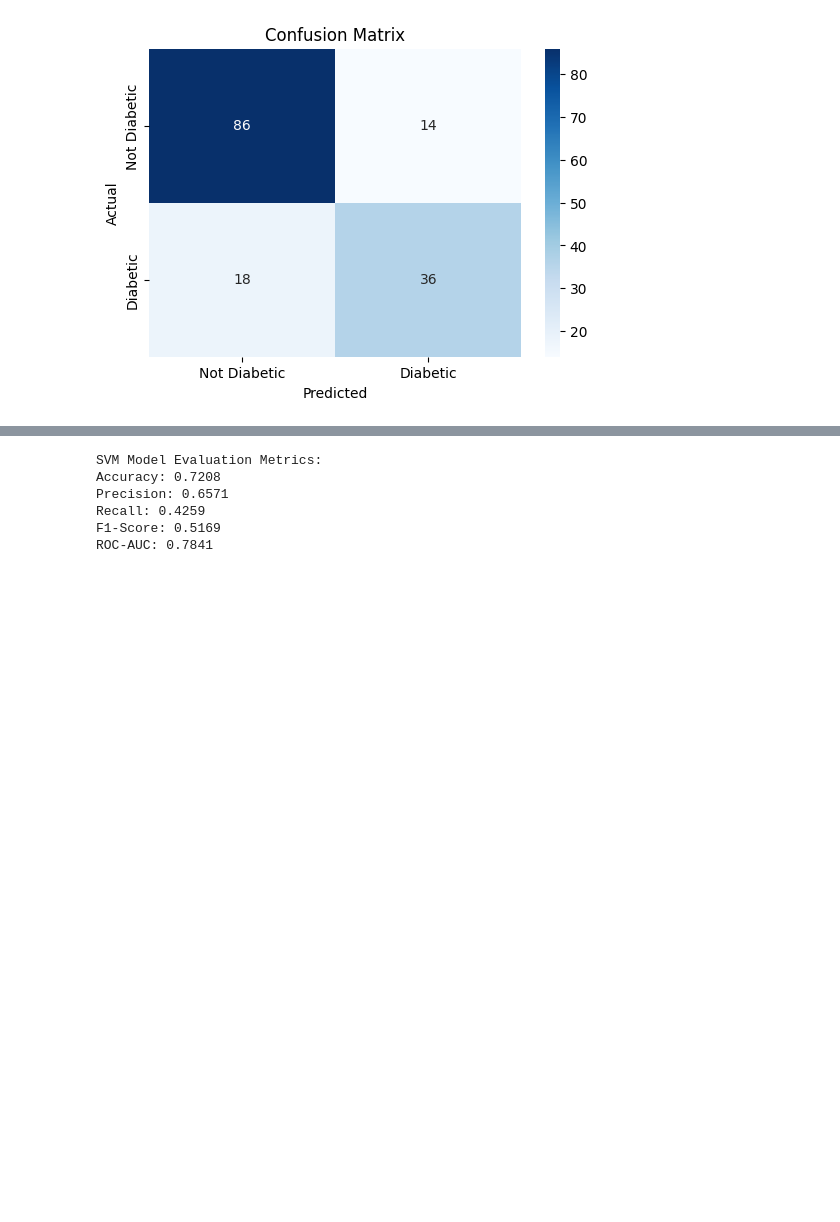
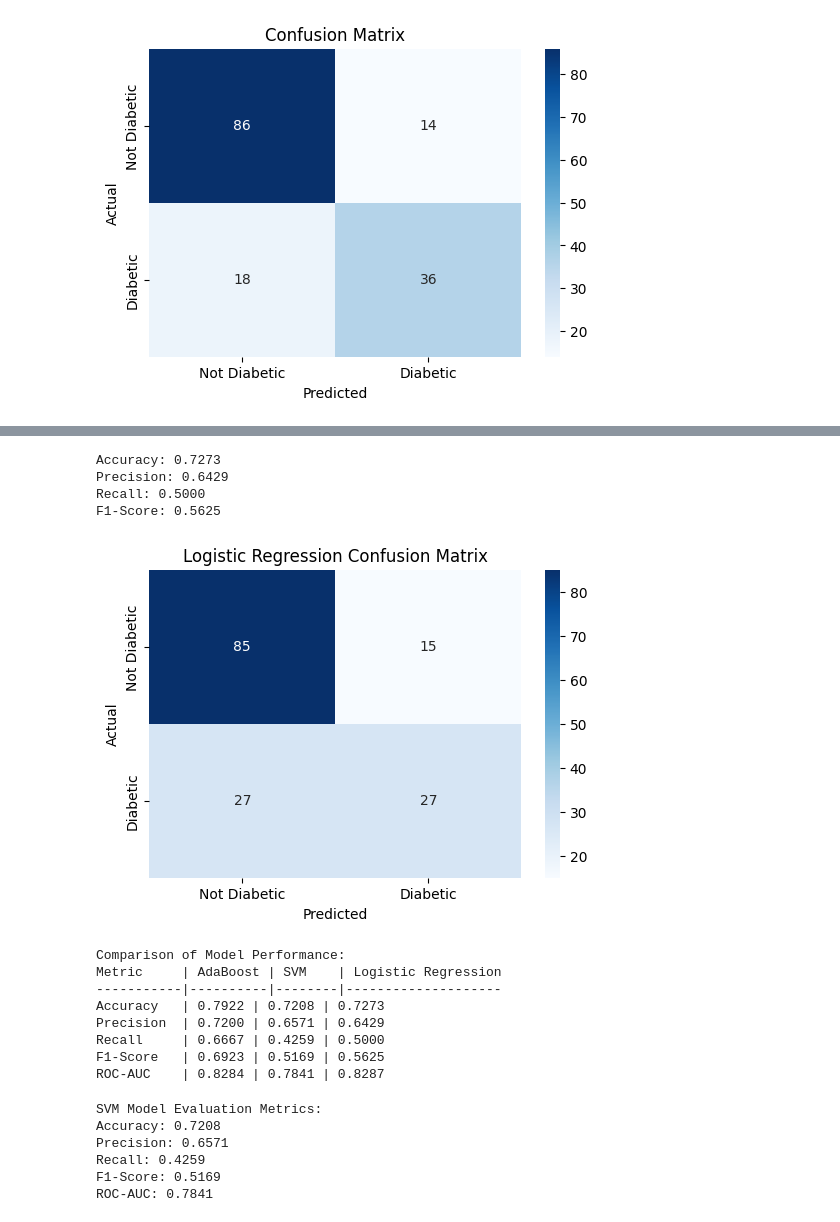
Before and after one commit to Abhi-008-sh/MLGLab, a Jupyter notebook: 1BM22CS008_LabTest.ipynb, the cells around one changed output, grey strips where cells are left out. Saved outputs shown, nothing was run; the diff lists cells and outputs as text; code cells hidden in the pictures; blank space fills up the shorter version.

```diff
--- a/1BM22CS008_LabTest.ipynb
+++ b/1BM22CS008_LabTest.ipynb
@@ -84,3 +123,51 @@ ROC-AUC: 0.8284
+# %%
+import matplotlib.pyplot as plt
+# Predict for Logistic Regression
+y_pred_log_reg = log_reg.predict(X_test)
+
+# Calculate additional metrics for Logistic Regression
+accuracy_log_reg = accuracy_score(y_test, y_pred_log_reg)
+precision_log_reg = precision_score(y_test, y_pred_log_reg)
+recall_log_reg = recall_score(y_test, y_pred_log_reg)
+f1_log_reg = f1_score(y_test, y_pred_log_reg)
+
+# Print additional metrics for Logistic Regression
+print(f"Accuracy: {accuracy_log_reg:.4f}")
+print(f"Precision: {precision_log_reg:.4f}")
+print(f"Recall: {recall_log_reg:.4f}")
+print(f"F1-Score: {f1_log_reg:.4f}")
+
+# Plot Confusion Matrix for Logistic Regression
+cm_log_reg = confusion_matrix(y_test, y_pred_log_reg)
+plt.figure(figsize=(6, 4))
+sns.heatmap(cm_log_reg, annot=True, fmt='d', cmap='Blues', xticklabels=['Not Diabetic', 'Diabetic'], yticklabels=['Not Diabetic', 'Diabetic'])
+plt.xlabel('Predicted')
+plt.ylabel('Actual')
+plt.title('Logistic Regression Confusion Matrix')
+plt.show()
+
+print("\nComparison of Model Performance:")
+print("Metric     | AdaBoost | SVM    | Logistic Regression")
+print("-----------|----------|--------|--------------------")
+print(f"Accuracy   | {accuracy:.4f} | {accuracy_svm:.4f} | {accuracy_log_reg:.4f}")
+print(f"Precision  | {precision:.4f} | {precision_svm:.4f} | {precision_log_reg:.4f}")
+print(f"Recall     | {recall:.4f} | {recall_svm:.4f} | {recall_log_reg:.4f}")
+print(f"F1-Score   | {f1:.4f} | {f1_svm:.4f} | {f1_log_reg:.4f}")
+print(f"ROC-AUC    | {roc_auc:.4f} | {roc_auc_svm:.4f} | {roc_auc_log_reg:.4f}")
+# %% [output]
+Accuracy: 0.7273
+Precision: 0.6429
+Recall: 0.5000
+F1-Score: 0.5625
+[figure, added]
+Comparison of Model Performance:
+Metric     | AdaBoost | SVM    | Logistic Regression
+-----------|----------|--------|--------------------
+Accuracy   | 0.7922 | 0.7208 | 0.7273
+Precision  | 0.7200 | 0.6571 | 0.6429
+Recall     | 0.6667 | 0.4259 | 0.5000
+F1-Score   | 0.6923 | 0.5169 | 0.5625
+ROC-AUC    | 0.8284 | 0.7841 | 0.8287
 # %%
 # p
 
```
Also changed, not shown: parts of 2 cells of this notebook.
